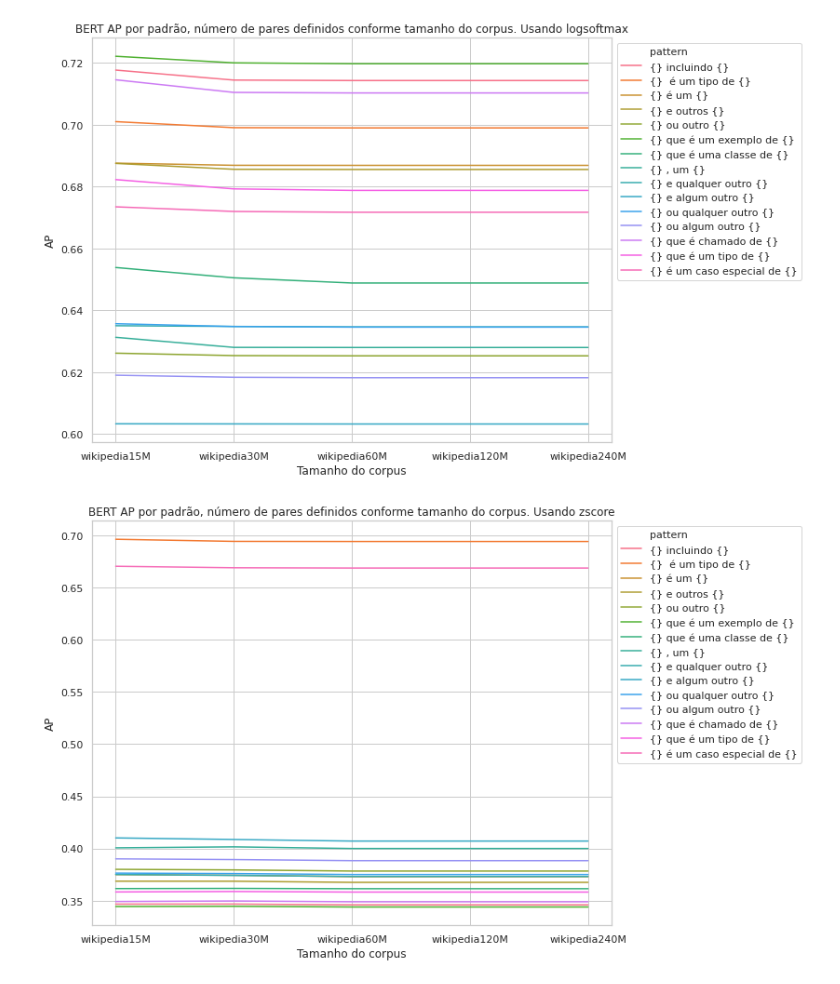
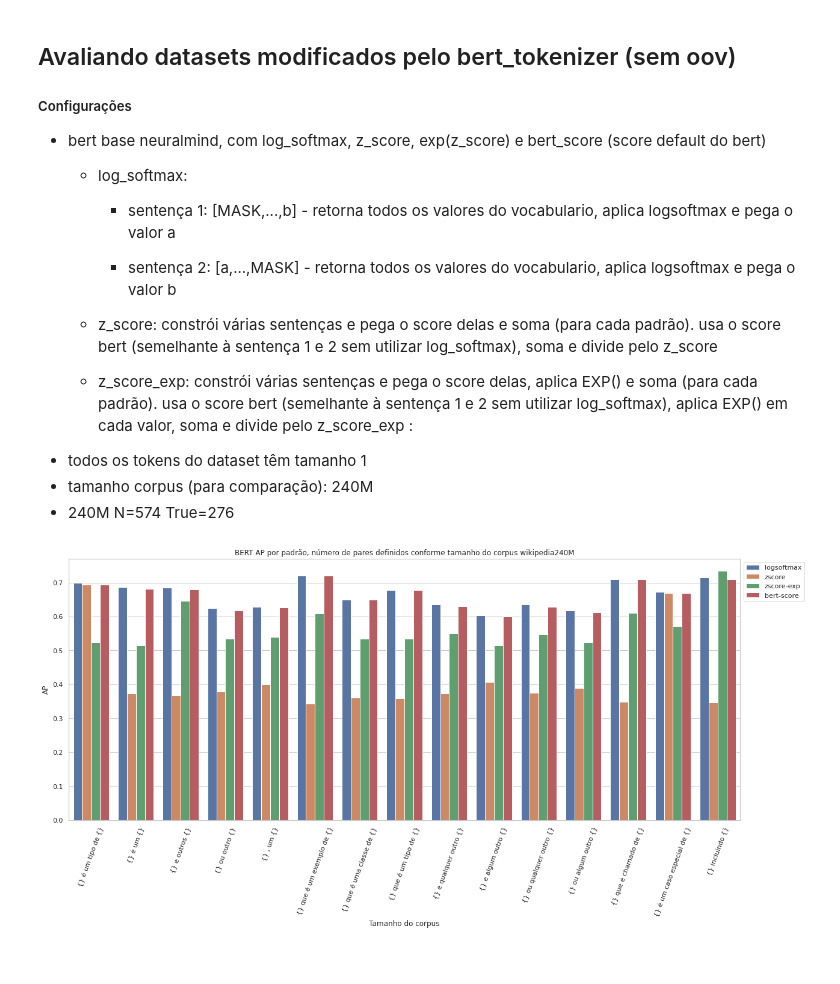
Before and after one commit to eraldoluis/hyper_bert, a Jupyter notebook: nb/score_pattern_logsoftmax_z_exp.ipynb, the cells around one changed output. Cells and saved outputs as stored; diff of their text form; code cells hidden in the pictures.

Commit message:
notebook comparando padrões com os vários métodos de score

```diff
--- a/nb/score_pattern_logsoftmax_z_exp.ipynb
+++ b/nb/score_pattern_logsoftmax_z_exp.ipynb
@@ -13,26 +1,45 @@
+# %% [markdown]
+## Avaliando datasets modificados pelo bert_tokenizer (sem oov)
+##### Configurações
+
+- bert base neuralmind, com log_softmax, z_score, exp(z_score) e bert_score (score default do bert)
+    - log_softmax:
+        * sentença 1: [MASK,...,b] - retorna todos os valores do vocabulario, aplica logsoftmax e pega o valor a
+
+        * sentença 2: [a,...,MASK] - retorna todos os valores do vocabulario, aplica logsoftmax e pega o valor b
+
+    - z_score: constrói várias sentenças e pega o score delas e soma (para cada padrão). usa o score bert (semelhante à sentença 1 e 2 sem utilizar log_softmax), soma e divide pelo z_score
+    - z_score_exp: constrói várias sentenças e pega o score delas, aplica EXP() e soma (para cada padrão). usa o score bert (semelhante à sentença 1 e 2 sem utilizar log_softmax), aplica EXP() em cada valor, soma e divide pelo z_score_exp
+ :
+- todos os tokens do dataset têm tamanho 1
+- tamanho corpus (para comparação): 240M
+- 240M N=574 True=276
 # %%
 import pandas as pd
 import matplotlib.pyplot as plt
 import seaborn as sns
 
-sns.set(style="whitegrid", palette="bright")
+sns.set(style="whitegrid")
 
 path = ["../results/neuralmind-bert-base-portuguese-cased_logsoftmax_by-pattern/result.tsv",
         "../results/neuralmind-bert-base-portuguese-cased_zscore_by-pattern/result.tsv",
-        "../results/neuralmind-bert-base-portuguese-cased_zscore_exp_by-pattern/result.tsv"]
+        "../results/neuralmind-bert-base-portuguese-cased_zscore-exp_by-pattern/result.tsv",
+        "../results/neuralmind-bert-base-portuguese-cased_bert-score_by-pattern/result.tsv"]
+df_array = []
+for p in path:
+    df = pd.read_csv(p, delimiter="\t")
+    df['function'] = p.split("/")[-2].split("_")[1]
+    df_array.append(df)
 
-for p in path:
-    score = p.split("/")[2][38:-11]
-    df = pd.read_csv(p, delimiter="\t")
-    df = df[(df['method'] == "all_subword") & (df['corpus'] != "bert")]
-    df['size_corpus'] = pd.to_numeric(df['corpus'].str[9:-1])
-    df = df.sort_values(by="size_corpus", ascending=True)
-    plt.figure(figsize=(10,8))
-    ax = sns.lineplot(x="corpus", y="AP", hue="pattern", ci="sd", sort=False, data=df)
-    ax.legend(bbox_to_anchor=(1, 1))
-    ax.set(xlabel="Tamanho do corpus")
-    ax.set_title(f"BERT AP por padrão, número de pares definidos conforme tamanho do corpus. Usando {score}")
-    plt.show()
+df_all = pd.concat(df_array)
+df_all = df_all[(df_all['method'] == "all_subword") & (df_all['corpus'] == "wikipedia240M")]
+
+plt.figure(figsize=(20,8))
+ax = sns.barplot(x="pattern", y="AP", hue="function", data=df_all)
+ax.legend(bbox_to_anchor=(1, 1))
+ax.set(xlabel="Tamanho do corpus")
+ax.set_title(f"BERT AP por padrão, número de pares definidos conforme tamanho do corpus wikipedia240M")
+plt.xticks(rotation=70)
+plt.show()
 # %% [output]
-[figure, old version]
+[figure, new version]
-[figure, removed]
```
Also changed, not shown: parts of 2 cells of this notebook, 1 other file.
